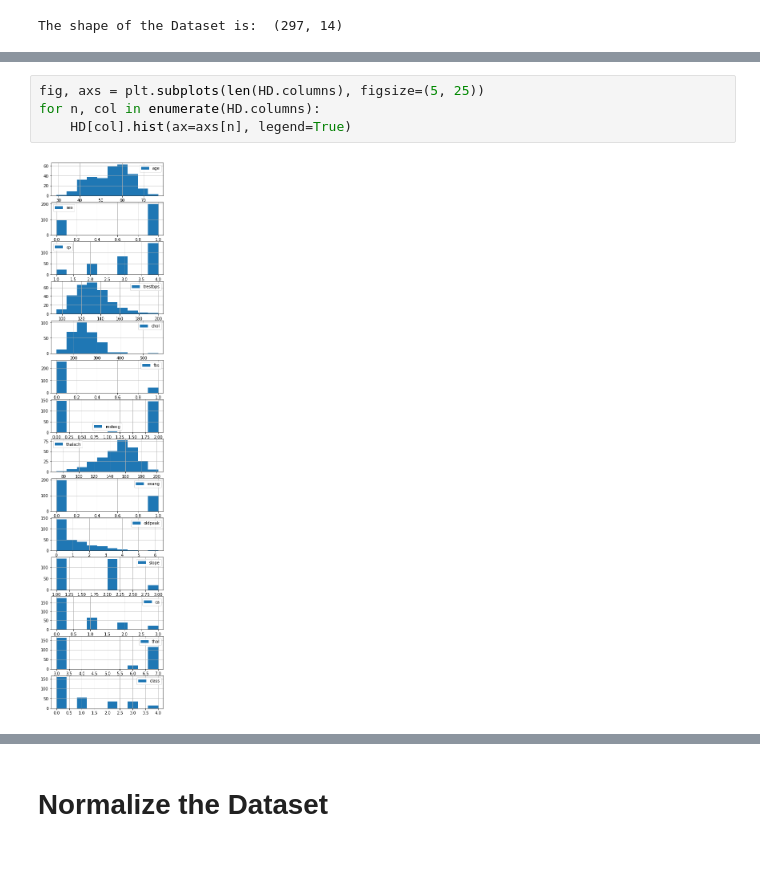
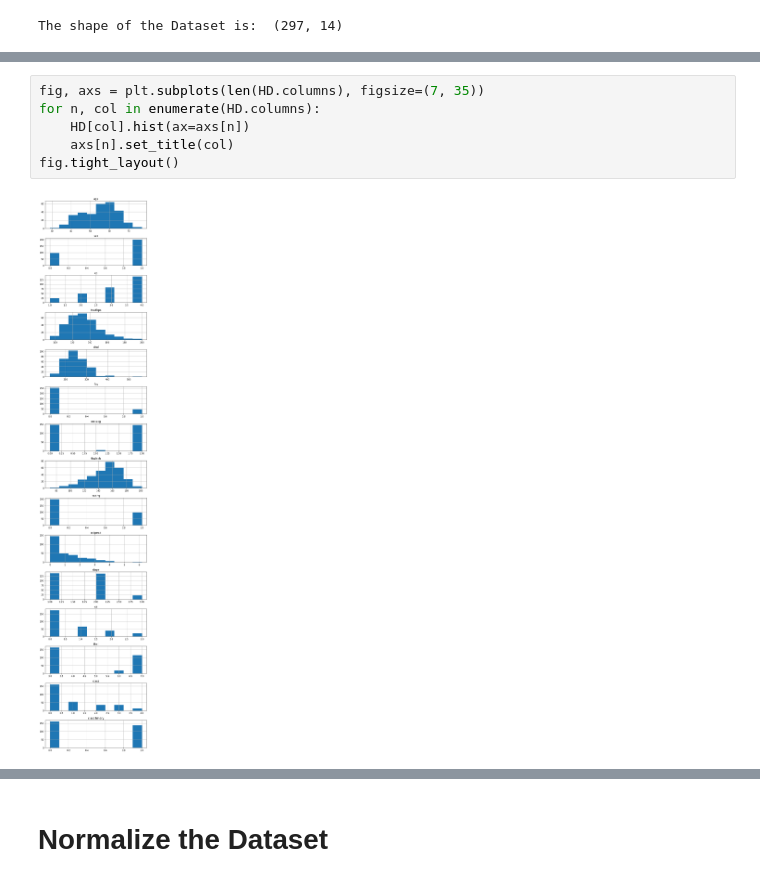
Before and after one commit to Liomat97/Machine-Learning, a Jupyter notebook: Test.ipynb, the cells around one changed output, grey strips where cells are left out. Drawn from its saved outputs; the diff is of its cells as text.

```diff
--- a/Test.ipynb
+++ b/Test.ipynb
@@ -84,8 +84,10 @@ corr_matrix.style.background_gradient(cmap='YlOrRd')
 | thal | 0.126586 | 0.383652 | 0.268500 | 0.138183 | 0.010859 | 0.062209 | 0.018795 | -0.274831 | 0.326927 | 0.344976 | 0.279688 | ... |
 | class | 0.222156 | 0.226797 | 0.404248 | 0.159620 | 0.066448 | 0.049040 | 0.184136 | -0.420639 | 0.391613 | 0.501461 | 0.374689 | ... |
 # %%
-fig, axs = plt.subplots(len(HD.columns), figsize=(5, 25))
+fig, axs = plt.subplots(len(HD.columns), figsize=(7, 35))
 for n, col in enumerate(HD.columns):
-    HD[col].hist(ax=axs[n], legend=True)
+    HD[col].hist(ax=axs[n])
+    axs[n].set_title(col)
+fig.tight_layout()
 # %% [output]
-[figure, old version]
+[figure, new version]
```
Also changed, not shown: parts of 93 cells of this notebook.
